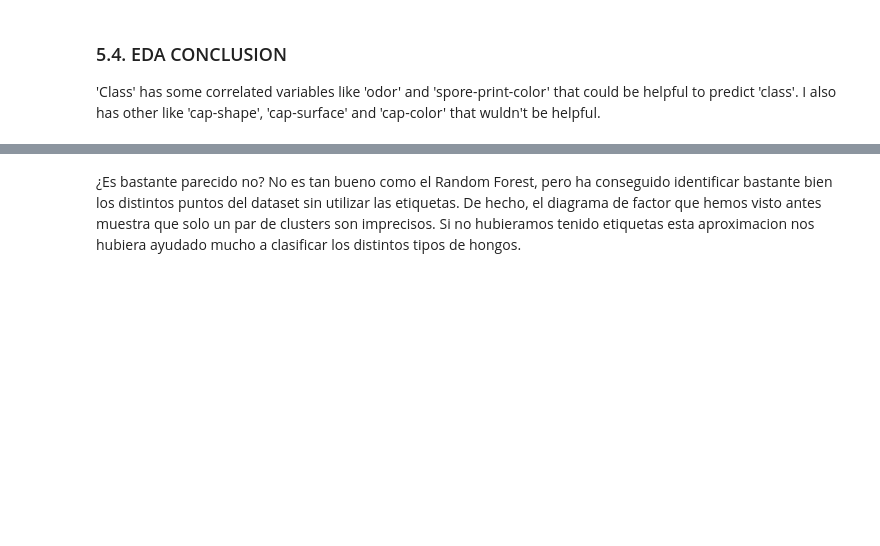
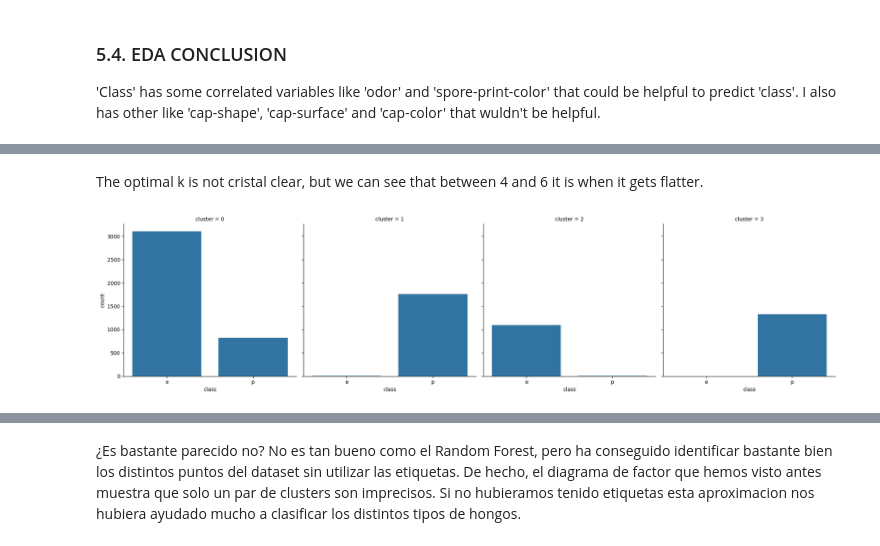
Before and after one commit to rociolozanocaro/unsupervised_modeling, a Jupyter notebook: notebooks/p9_unsupervised_rocio.ipynb, the cells around one changed output, grey strips where cells are left out. Cells and saved outputs as stored; diff of their text form; code cells hidden in the pictures; blank space fills up the shorter version.

```diff
--- a/notebooks/p9_unsupervised_rocio.ipynb
+++ b/notebooks/p9_unsupervised_rocio.ipynb
@@ -598,0 +662,18 @@ Vamos a ver qué tal queda esto pintado. Para ello, repetimos el scatterplot de
+# %% [markdown]
+The optimal k is not cristal clear, but we can see that between 4 and 6 it is when it gets flatter.
+# %%
+# Aprender Kmeans con el valor de K obtenido.
+#n_clusters is the optimal k value obtained from the elbow method.
+kmeans = KMeans(n_clusters=4, random_state=42)
+clusters = kmeans.fit_predict(X_encoded)
+
+# Preparar el catplot.
+df_clusters = pd.DataFrame({
+    'cluster': clusters,
+    'class': y.values
+})
+
+# Pintar.
+ax = sns.catplot(col='cluster', x='class', data=df_clusters, kind='count',col_wrap=4)
+# %% [output]
+[figure, added]
```
Also changed, not shown: parts of 59 cells of this notebook.
